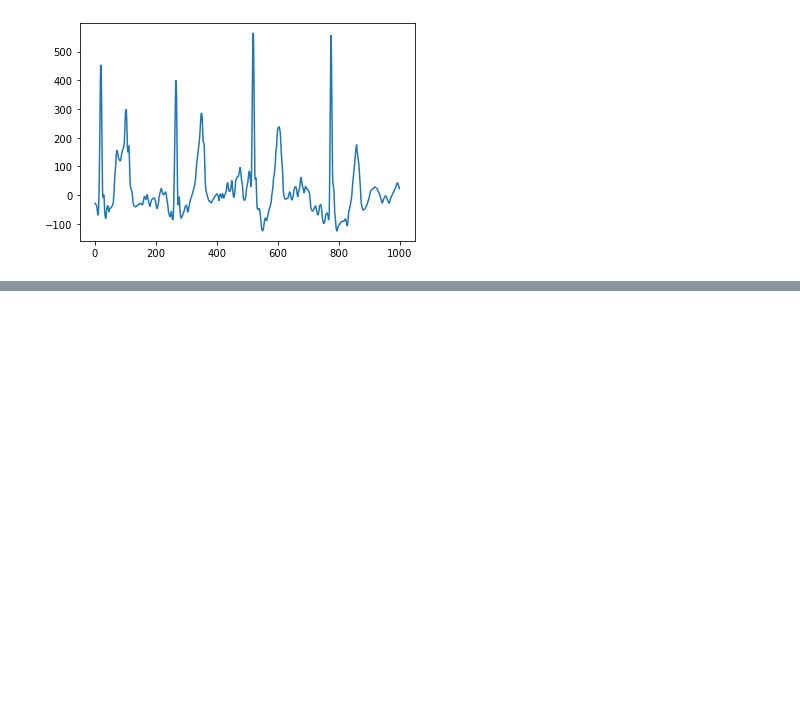
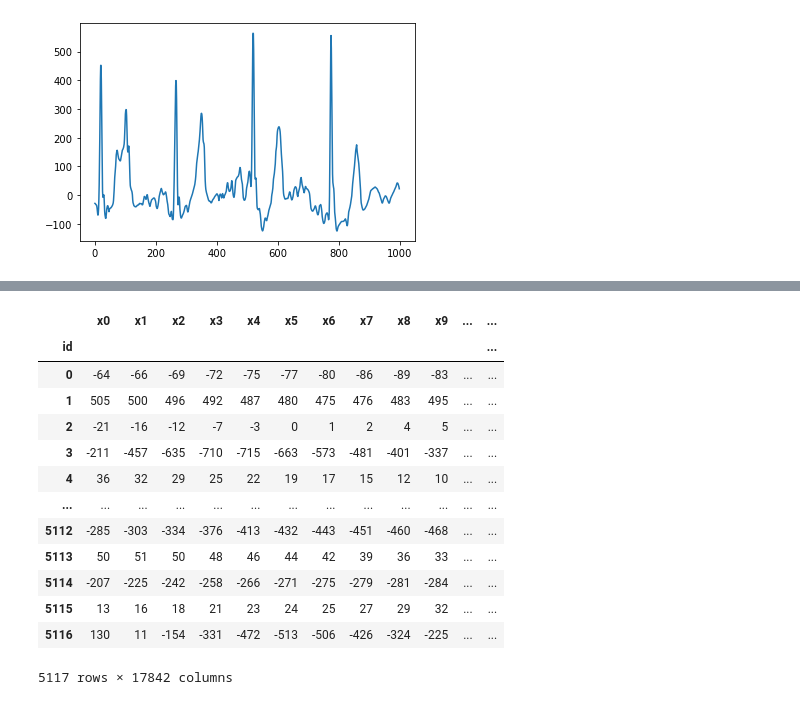
Before and after one commit to jfschaeper/Adv_ML_ETH_Project_2, a Jupyter notebook: src/playground_Julius.ipynb, the cells around one changed output, grey strips where cells are left out. Cells and saved outputs as stored; diff of their text form; code cells hidden in the pictures; blank space fills up the shorter version.

```diff
--- a/src/playground_Julius.ipynb
+++ b/src/playground_Julius.ipynb
@@ -38,0 +65,17 @@ plt.plot(range(signal[500:1500].shape[0]), signal[500:1500])
+# %%
+X_train
+# %% [output]
+|  | x0 | x1 | x2 | x3 | x4 | x5 | x6 | x7 | x8 | x9 | ... | ... |
+| id |  |  |  |  |  |  |  |  |  |  |  | ... |
+| 0 | -64 | -66 | -69 | -72 | -75 | -77 | -80 | -86 | -89 | -83 | ... | ... |
+| 1 | 505 | 500 | 496 | 492 | 487 | 480 | 475 | 476 | 483 | 495 | ... | ... |
+| 2 | -21 | -16 | -12 | -7 | -3 | 0 | 1 | 2 | 4 | 5 | ... | ... |
+| 3 | -211 | -457 | -635 | -710 | -715 | -663 | -573 | -481 | -401 | -337 | ... | ... |
+| 4 | 36 | 32 | 29 | 25 | 22 | 19 | 17 | 15 | 12 | 10 | ... | ... |
+| ... | ... | ... | ... | ... | ... | ... | ... | ... | ... | ... | ... | ... |
+| 5112 | -285 | -303 | -334 | -376 | -413 | -432 | -443 | -451 | -460 | -468 | ... | ... |
+| 5113 | 50 | 51 | 50 | 48 | 46 | 44 | 42 | 39 | 36 | 33 | ... | ... |
+| 5114 | -207 | -225 | -242 | -258 | -266 | -271 | -275 | -279 | -281 | -284 | ... | ... |
+| 5115 | 13 | 16 | 18 | 21 | 23 | 24 | 25 | 27 | 29 | 32 | ... | ... |
+| 5116 | 130 | 11 | -154 | -331 | -472 | -513 | -506 | -426 | -324 | -225 | ... | ... |
+5117 rows × 17842 columns
```
Also changed, not shown: parts of 2 cells of this notebook, 2 other files.
